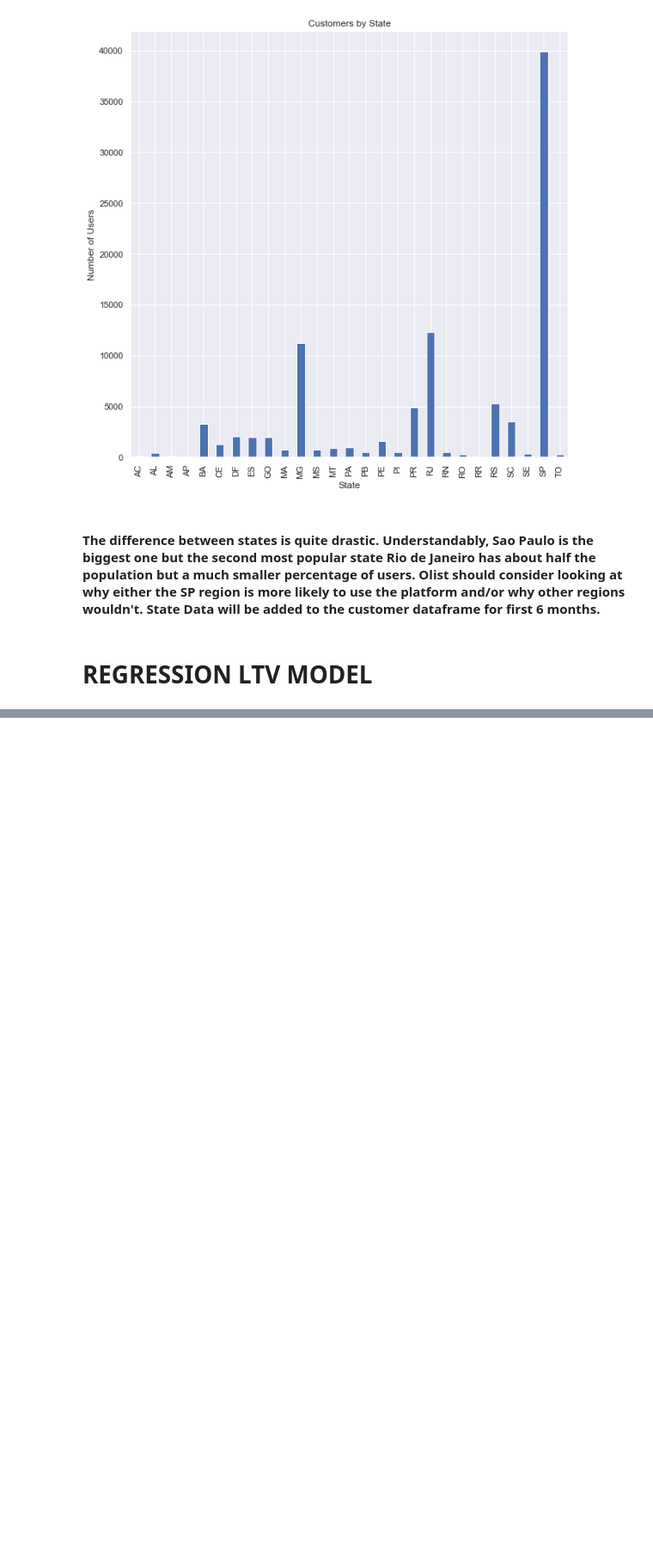
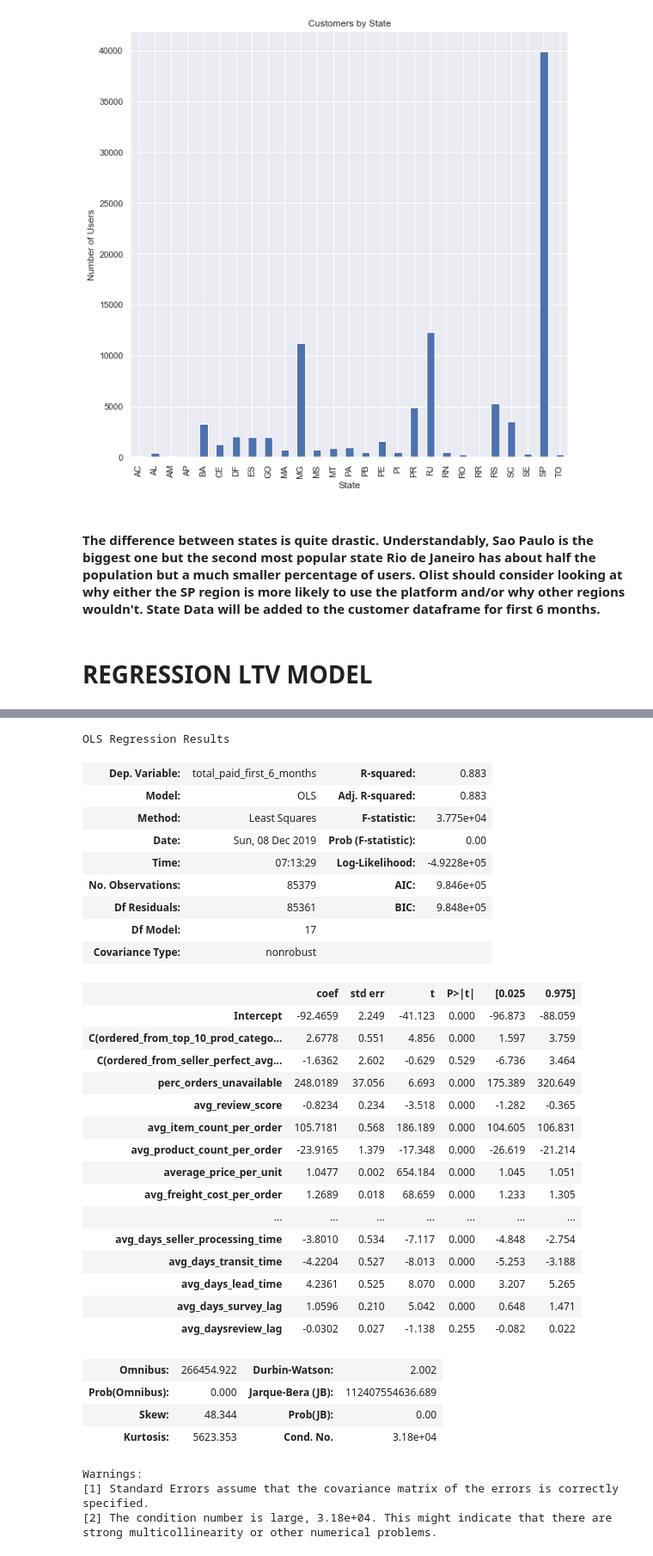
Before and after one commit to rachelleperez/Olist, a Jupyter notebook: Olist_Notebook.ipynb, the cells around one changed output, grey strips where cells are left out. Shown at 86% size. Cells and saved outputs as stored; diff of their text form; code cells hidden in the pictures; blank space fills up the shorter version.

```diff
--- a/Olist_Notebook.ipynb
+++ b/Olist_Notebook.ipynb
@@ -719,0 +710,41 @@ strong multicollinearity problems or that the design matrix is singular.
+# %%
+# try without month
+
+formula2 = 'total_paid_first_6_months ~ perc_orders_unavailable + avg_review_score + avg_item_count_per_order + avg_product_count_per_order + average_price_per_unit + avg_freight_cost_per_order + C(ordered_from_top_10_prod_category_bol) + C(ordered_from_seller_perfect_avg_review_bol) + avg_installments + perc_orders_shipped_late + perc_orders_boleto_voucher + avg_days_payment_processing_time + avg_days_seller_processing_time + avg_days_transit_time + avg_days_lead_time + avg_days_survey_lag + avg_daysreview_lag'
+fitted_model2 = smf.ols(formula=formula2, data=df).fit()
+fitted_model2.summary()
+# %% [output]
+OLS Regression Results
+| Dep. Variable: | total_paid_first_6_months | R-squared: | 0.883 |
+| Model: | OLS | Adj. R-squared: | 0.883 |
+| Method: | Least Squares | F-statistic: | 3.775e+04 |
+| Date: | Sun, 08 Dec 2019 | Prob (F-statistic): | 0.00 |
+| Time: | 07:13:29 | Log-Likelihood: | -4.9228e+05 |
+| No. Observations: | 85379 | AIC: | 9.846e+05 |
+| Df Residuals: | 85361 | BIC: | 9.848e+05 |
+| Df Model: | 17 |  |  |
+| Covariance Type: | nonrobust |  |  |
+|  | coef | std err | t | P>|t| | [0.025 | 0.975] |
+| Intercept | -92.4659 | 2.249 | -41.123 | 0.000 | -96.873 | -88.059 |
+| C(ordered_from_top_10_prod_catego... | 2.6778 | 0.551 | 4.856 | 0.000 | 1.597 | 3.759 |
+| C(ordered_from_seller_perfect_avg... | -1.6362 | 2.602 | -0.629 | 0.529 | -6.736 | 3.464 |
+| perc_orders_unavailable | 248.0189 | 37.056 | 6.693 | 0.000 | 175.389 | 320.649 |
+| avg_review_score | -0.8234 | 0.234 | -3.518 | 0.000 | -1.282 | -0.365 |
+| avg_item_count_per_order | 105.7181 | 0.568 | 186.189 | 0.000 | 104.605 | 106.831 |
+| avg_product_count_per_order | -23.9165 | 1.379 | -17.348 | 0.000 | -26.619 | -21.214 |
+| average_price_per_unit | 1.0477 | 0.002 | 654.184 | 0.000 | 1.045 | 1.051 |
+| avg_freight_cost_per_order | 1.2689 | 0.018 | 68.659 | 0.000 | 1.233 | 1.305 |
+| ... | ... | ... | ... | ... | ... | ... |
+| avg_days_seller_processing_time | -3.8010 | 0.534 | -7.117 | 0.000 | -4.848 | -2.754 |
+| avg_days_transit_time | -4.2204 | 0.527 | -8.013 | 0.000 | -5.253 | -3.188 |
+| avg_days_lead_time | 4.2361 | 0.525 | 8.070 | 0.000 | 3.207 | 5.265 |
+| avg_days_survey_lag | 1.0596 | 0.210 | 5.042 | 0.000 | 0.648 | 1.471 |
+| avg_daysreview_lag | -0.0302 | 0.027 | -1.138 | 0.255 | -0.082 | 0.022 |
+| Omnibus: | 266454.922 | Durbin-Watson: | 2.002 |
+| Prob(Omnibus): | 0.000 | Jarque-Bera (JB): | 112407554636.689 |
+| Skew: | 48.344 | Prob(JB): | 0.00 |
+| Kurtosis: | 5623.353 | Cond. No. | 3.18e+04 |
+Warnings:
+[1] Standard Errors assume that the covariance matrix of the errors is correctly specified.
+[2] The condition number is large, 3.18e+04. This might indicate that there are
+strong multicollinearity or other numerical problems.
```
Also changed, not shown: parts of 29 cells of this notebook, 3 other files.
